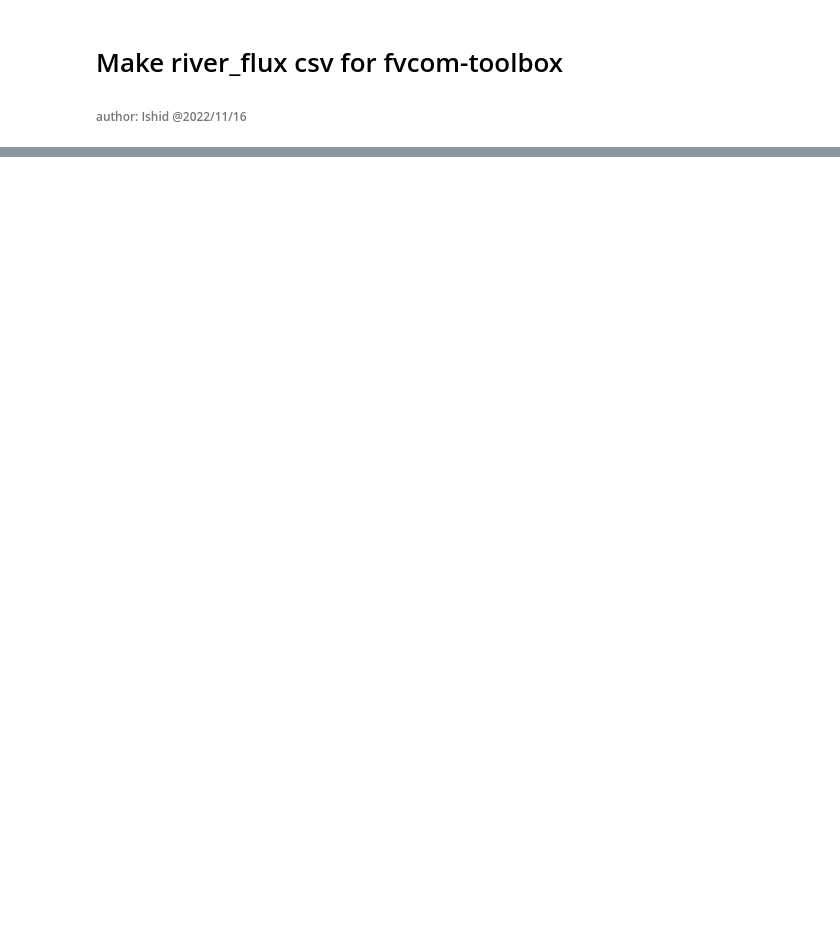
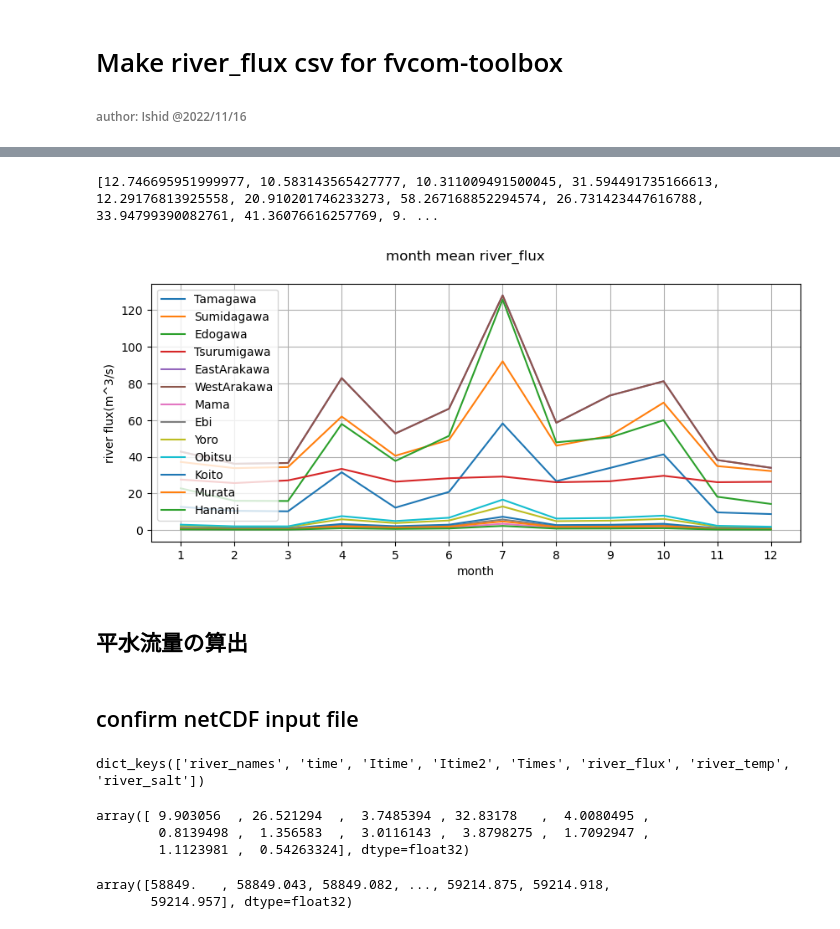
Before and after one commit to IshidaKota/Research-toolbox, a Jupyter notebook: river/scr/make_river_flux.ipynb, the cells around one changed output, grey strips where cells are left out. Cells and saved outputs as stored; diff of their text form; code cells hidden in the pictures; blank space fills up the shorter version.

```diff
--- a/river/scr/make_river_flux.ipynb
+++ b/river/scr/make_river_flux.ipynb
@@ -143,0 +309,48 @@ flux
+# %%
+import matplotlib.pyplot as plt
+month_river = []
+for river in flux.columns:
+    month_eachriver=[]
+    fl = flux[river]
+    for i in range(12):
+        st = 24*30*i
+        month = sum(fl[st:st+24*30])/(24*30)
+        month_eachriver.append(month)
+    month_river.append(month_eachriver)
+#print(month_river)
+fig = plt.figure(figsize=(10,4))
+ax = fig.add_subplot(1,1,1,xlabel='month',ylabel='river flux(m^3/s)')
+for i,river in enumerate(flux.columns):
+    ax.plot(month_river[i],label=river)
+    i+=1
+print(month_river[0])
+fig.suptitle('month mean river_flux')
+plt.plot();ax.legend();plt.xticks([i for i in range(12)], [i for i in range(1,13)]);ax.grid()
+plt.show()
+# %% [output]
+[12.746695951999977, 10.583143565427777, 10.311009491500045, 31.594491735166613, 12.29176813925558, 20.910201746233273, 58.267168852294574, 26.731423447616788, 33.94799390082761, 41.36076616257769, 9. ...
+[figure, added]
+# %% [markdown]
+## 平水流量の算出
+# %% [markdown]
+## confirm netCDF input file
+# %%
+import netCDF4
+import matplotlib.pyplot as plt
+nc = netCDF4.Dataset('C:/Users/ishid/fvcominputs/input/TokyoBay_river.nc','r')
+nc.variables.keys()
+# %% [output]
+dict_keys(['river_names', 'time', 'Itime', 'Itime2', 'Times', 'river_flux', 'river_temp', 'river_salt'])
+# %%
+river = nc.variables['river_flux'][:][0].data
+river
+# %% [output]
+array([ 9.903056  , 26.521294  ,  3.7485394 , 32.83178   ,  4.0080495 ,
+        0.8139498 ,  1.356583  ,  3.0116143 ,  3.8798275 ,  1.7092947 ,
+        1.1123981 ,  0.54263324], dtype=float32)
+# %%
+time = nc.variables['time'][:].data
+time
+# %% [output]
+array([58849.   , 58849.043, 58849.082, ..., 59214.875, 59214.918,
+       59214.957], dtype=float32)
```
Also changed, not shown: parts of 20 cells of this notebook.
